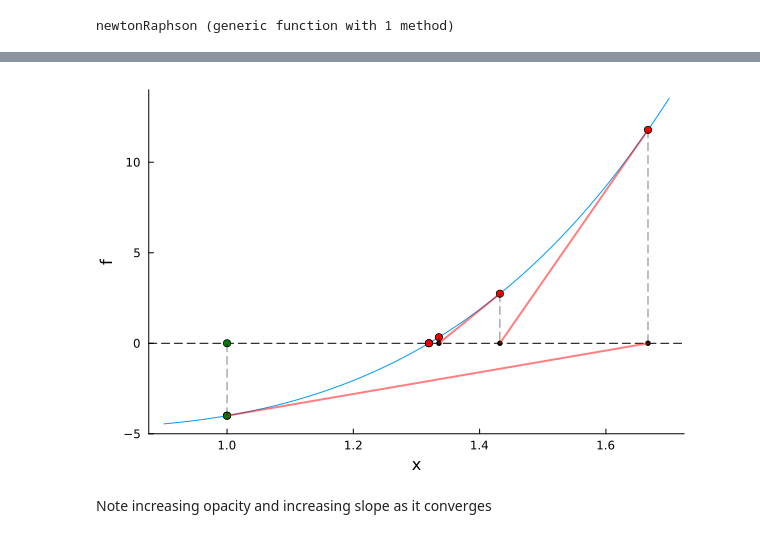
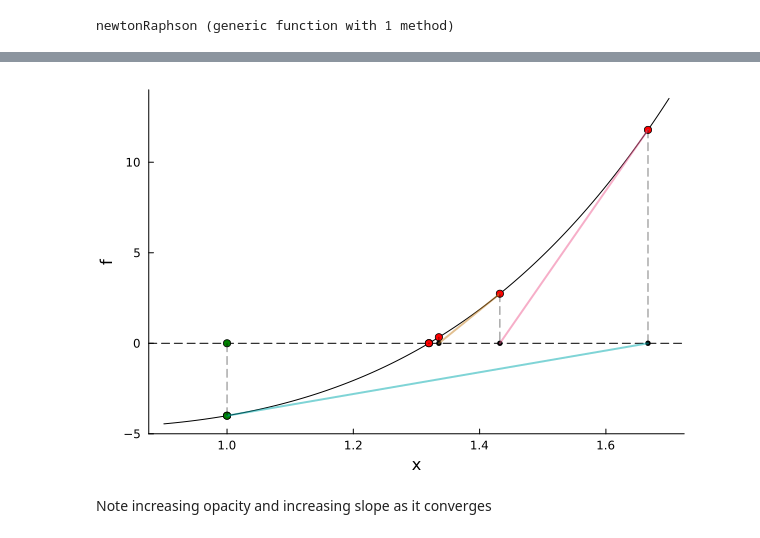
Before and after one commit to jhtl08/Root-Finding, a Jupyter notebook: CT1_Roots_Coloma_Lorenzo.ipynb, the cells around one changed output, grey strips where cells are left out. Saved outputs shown, nothing was run; the diff lists cells and outputs as text; code cells hidden in the pictures.

Commit message:
all methods compiled, no vis for bisection

```diff
--- a/CT1_Roots_Coloma_Lorenzo.ipynb
+++ b/CT1_Roots_Coloma_Lorenzo.ipynb
@@ -14,0 +164,20 @@ Hello World
+# %%
+#Input parameters and calling Fixed-Point iteration function
+
+#Function-related
+f4(x) = x^5+2x^3-5x-2
+a = 0
+b = 2
+tol4 = 10^(-4.)
+N4 = 20
+
+#Plotting-related
+max_x4 = 0.9
+min_x4 = 1.6
+length_x4 = 1000
+max_y4 = 5
+min_y4 = -5
+opacity_control4 = 3 #determines how gradually transparent/opaque tangent lines will be
+
+x_values4=Float64[]
+x_values4=bisection(f4,a,b,tol3,N4);
@@ -14,0 +215,14 @@ Hello World
+# %%
+using Plots
+f4(x)= (x)^5+2(x)^3-5(x)-2
+
+array_size4=length(x_values4)
+y_zeros4 = zeros(array_size4)
+
+x = range(min_x4, max_x4, length=length_x4)
+y = f4.(x)
+
+Plots.plot(x, y, ylims=(min_y4, max_y4), color=:blue, legend=false, grid=true, xlabel="x", ylabel="f(x)") #Plots f(x)
+hline!([0], color=:black, linestyle=:dash, label="y=0") #Draws horizontal line at y=0 (x-axis)
+
+scatter!(x_values4, y_values4, label="Iteration Points", markersize=5, markercolor=:red)
@@ -81,44 +300,39 @@ x = 1.3196413686678512
 using Plots
 
 array_size=length(x_values)
-y_values=Float64[]
 y_zeros = zeros(array_size)
-
-for x in x_values
-    push!(y_values, f(x))
-end
 
 x = range(min_x, max_x, length=length_x)
 y = f.(x)
 
-Plots.plot(x, y, ylims=(min_y, max_y), legend=false, grid=false, xlabel="x", ylabel="f") #Plots f(x)
+Plots.plot(x, y, ylims=(min_y, max_y), legend=false, grid=false, xlabel="x", ylabel="f", color=:black) #Plots f(x)
 hline!([0], color=:black, linestyle=:dash, label="y=0") #Draws horizontal line at y=0 (x-axis)
 
 scatter!(x_values, y_zeros, label=false, color=:black, markersize=3) #Draws points of intersection of tangent lines and x-axis
 scatter!(x_values, y_values, label=false, color=:red, markersize=4) #Draws all (x, f(x)) algorithm passes by
 scatter!([x_values[1],x_values[1]], [y_values[1],0], label=false, color=:green, markersize=4) #Marks initial guess x0 as green
 
 # for x_point in x_values #Iterates to draw each tangent line for every x passed by
 #     alpha = opacity_control/array_size
 #     tangent_line(x) = fprime(x_point) * (x - x_point) + f(x_point)
 #     plot!(x, tangent_line, label=false, linestyle=:solid, color=:red, alpha=alpha)
 # end
 
 i=2
 while i<array_size2
     alpha = opacity_control/array_size
-    plot!([x_values[i-1],x_values[i]], [f(x_values[i-1]),0], label=false, linestyle=:solid, color=:red, alpha=alpha,linewidth=2)
+    plot!([x_values[i-1],x_values[i]], [f(x_values[i-1]),0], label=false, linestyle=:solid, alpha=alpha,linewidth=2)
     i+=1
 end
 
 for x_point in x_values #Iterates to draw each line from (x,f(x)) to (x,0)
     alpha = opacity_control/array_size
     plot!([x_point, x_point], [f(x_point), 0], label=nothing, linestyle=:dash, color=:black, alpha = alpha)
 end
 
 current()
 # %% [output]
-[figure, old version]
+[figure, new version]
 # %% [markdown]
 Note increasing opacity and increasing slope as it converges
 # %% [markdown]
```
Also changed, not shown: parts of 18 cells of this notebook.
